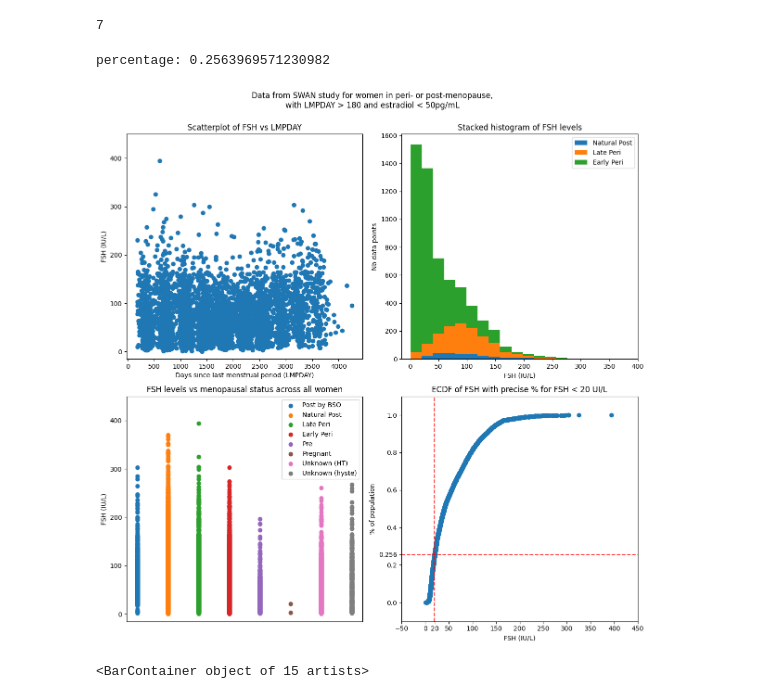
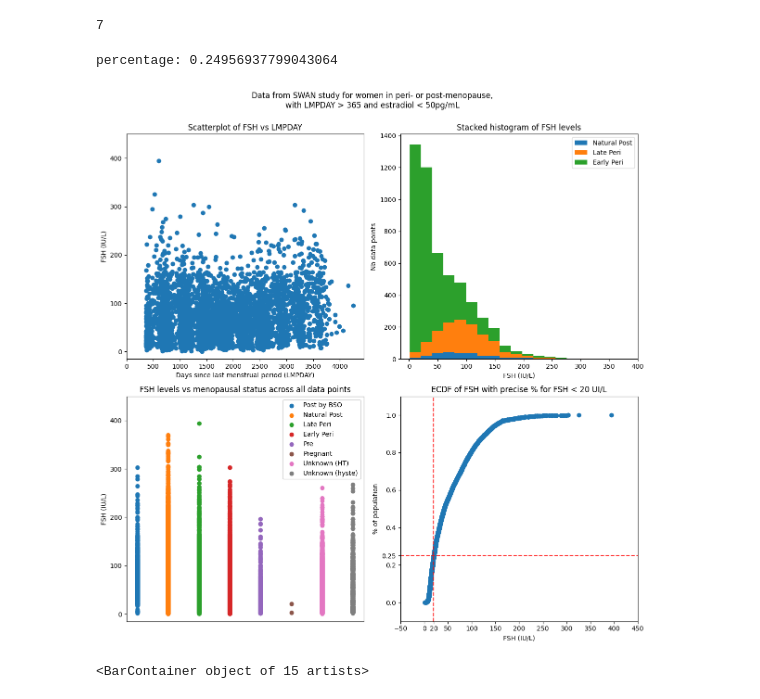
Before and after one commit to erwinkn/swan-study, a Jupyter notebook: analysis.ipynb, the cells around one changed output. Saved outputs shown, nothing was run; the diff lists cells and outputs as text; code cells hidden in the pictures.

Commit message:
use LMPDAY > 365

```diff
--- a/analysis.ipynb
+++ b/analysis.ipynb
@@ -60,7 +60,7 @@ len(normalized[normalized["FSH"] > 400])
 # This is the main thing of interest: plots of FSH vs other major variables
 fig, ((ax1, ax2), (ax3, ax4)) = plt.subplots(2, 2, figsize=(12, 12), tight_layout=True)
 
-fig.suptitle("Data from SWAN study for women in peri- or post-menopause,\nwith LMPDAY > 180 and estradiol < 50pg/mL", y=1)
+fig.suptitle("Data from SWAN study for women in peri- or post-menopause,\nwith LMPDAY > 365 and estradiol < 50pg/mL", y=1)
 
 shared_ylim = (-15, 450)
 
@@ -74,12 +74,13 @@ data = normalized
 # Filter for women in peri- or post-menopause
 data = data[(data["STATUS"] == 2) | (data["STATUS"] == 3) | (data["STATUS"] == 4)]
 
-# Our specific case: LMPDAY > 180 and low estradiol (<50)
-data = data[(data["LMPDAY"] > 180) & (data["E2AVE"] < 50)]
+# Our specific case: LMPDAY > 365 and low estradiol (<50)
+data = data[(data["LMPDAY"] > 365) & (data["E2AVE"] < 50)]
 
 # === Plot 1 ===
 # Looking for a general trend in FSH vs LMPDAY, so not limiting ourselves to our case study
 ax1.scatter(data["LMPDAY"], data["FSH"])
+ax1.set_xlim(left=0)
 ax1.set_xlabel("Days since last menstrual period (LMPDAY)")
 ax1.set_ylabel("FSH (IU/L)")
 ax1.set_title("Scatterplot of FSH vs LMPDAY")
@@ -128,11 +129,11 @@ for (num, label) in status_labels:
 ax3.legend()
 
 ax3.set_xticks([])
-ax3.set_title("FSH levels vs menopausal status across all women")
+ax3.set_title("FSH levels vs menopausal status across all data points")
 ax3.set_ylabel("FSH (IU/L)")
 
 # === Plot 4 ===
-# ECDF plot of FSH levels for women in late peri- or natural post-menopause with LMPDAY > 180
+# ECDF plot of FSH levels
 def ecdf(data):
     n = len(data)
     x = np.sort(data)
@@ -144,35 +145,35 @@ x,y = ecdf(data["FSH"])
 # to the FSH threshold often used to determine menopause onset
 threshold = 20
 percentage = np.mean(x < threshold)
 print("percentage:", percentage)
 
 
 ax4.scatter(x, y)
 # Add vertical and horizontal lines
 ax4.axvline(threshold, linestyle="dashed", color="red", alpha=0.8)
 ax4.axhline(percentage, linestyle="dashed", color="red", alpha=0.8)
 # Add labels for the lines
 xticks = ax4.get_xticks()
 xticklabels = ax4.get_xticklabels()
 ax4.set_xticks(np.append(xticks, threshold))
 ax4.set_xticklabels(np.append(xticklabels, threshold))
 
 yticks = ax4.get_yticks()
 yticklabels = ax4.get_yticklabels()
 ylabel = np.round(percentage, 3)
 ax4.set_yticks(np.append(yticks, ylabel))
 ax4.set_yticklabels(np.append(yticklabels, ylabel))
 
 ax4.set_xlabel("FSH (IU/L)")
 ax4.set_ylabel(r"% of population")
 ax4.set_title(r"ECDF of FSH with precise % for FSH < 20 UI/L")
 ax4.set_ylim(-0.1, 1.1)
 
 plt.tight_layout()
 plt.show()
 # %% [output]
-percentage: 0.2563969571230982
+percentage: 0.24956937799043064
-[figure, old version]
+[figure, new version]
 # %%
 # 5th plot: histogram of strongest correlations with FSH,
 # for women in late peri or natural post and LMPDAY > 180
```
